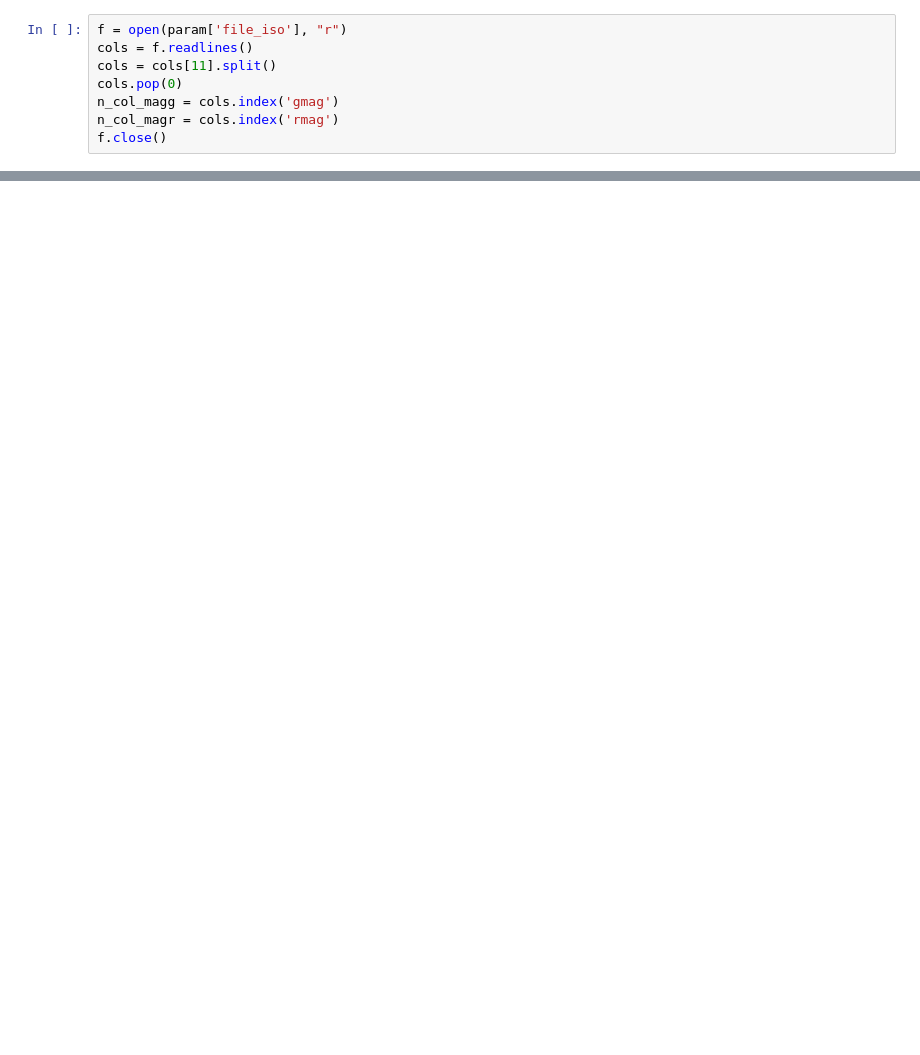
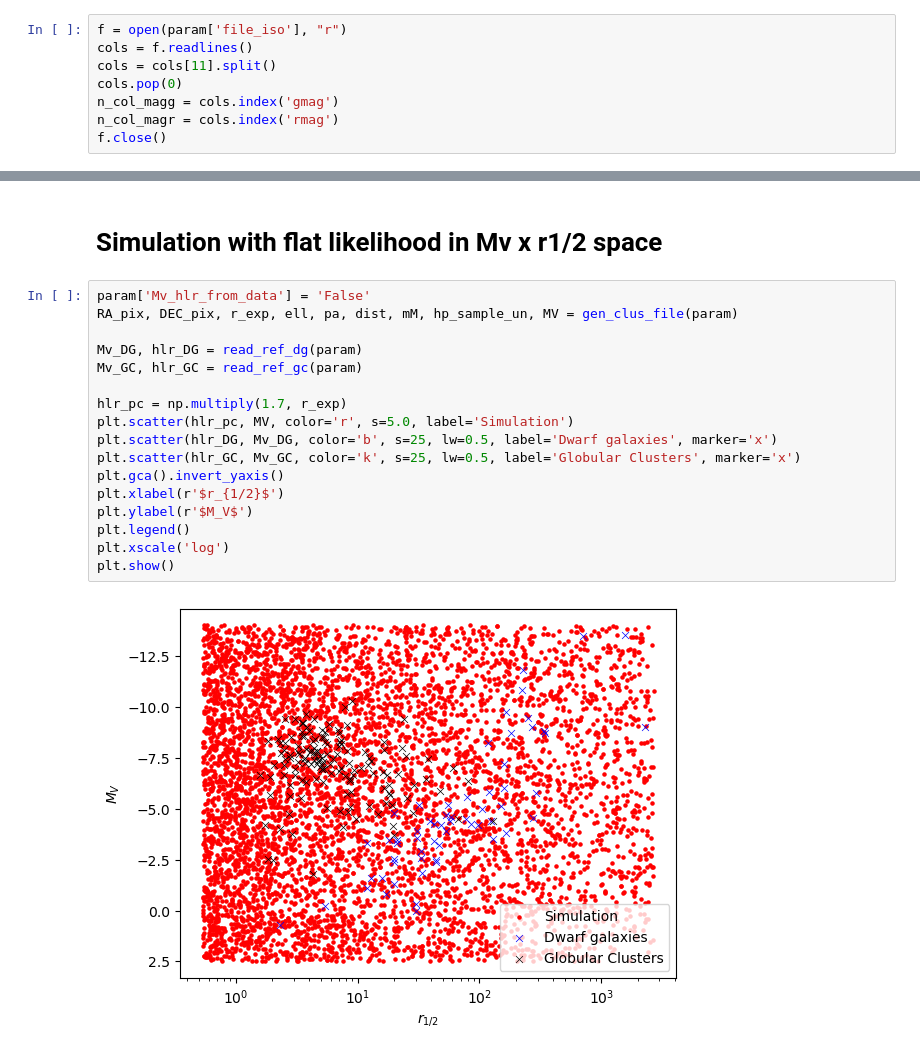
Before and after one commit to adrianopieres/clus_file, a Jupyter notebook: clus_file.ipynb, the cells around one changed output, grey strips where cells are left out. Saved outputs shown, nothing was run; the diff lists cells and outputs as text; blank space fills up the shorter version.

Commit message:
Updating jupyter with simulation in flat likelihood.

```diff
--- a/clus_file.ipynb
+++ b/clus_file.ipynb
@@ -545,0 +546,21 @@ show_plots(Mv_DG, Mv_GC, MV, hlr_DG, hlr_GC, hlr_pc)
+# %% [markdown]
+# Simulation with flat likelihood in Mv x r1/2 space
+# %%
+param['Mv_hlr_from_data'] = 'False'
+RA_pix, DEC_pix, r_exp, ell, pa, dist, mM, hp_sample_un, MV = gen_clus_file(param)
+
+Mv_DG, hlr_DG = read_ref_dg(param)
+Mv_GC, hlr_GC = read_ref_gc(param)
+
+hlr_pc = np.multiply(1.7, r_exp)
+plt.scatter(hlr_pc, MV, color='r', s=5.0, label='Simulation')
+plt.scatter(hlr_DG, Mv_DG, color='b', s=25, lw=0.5, label='Dwarf galaxies', marker='x')
+plt.scatter(hlr_GC, Mv_GC, color='k', s=25, lw=0.5, label='Globular Clusters', marker='x')
+plt.gca().invert_yaxis()
+plt.xlabel(r'$r_{1/2}$')
+plt.ylabel(r'$M_V$')
+plt.legend()
+plt.xscale('log')
+plt.show()
+# %% [output]
+[figure, added]
```
Also changed, not shown: parts of 32 cells of this notebook, 2 other files.
